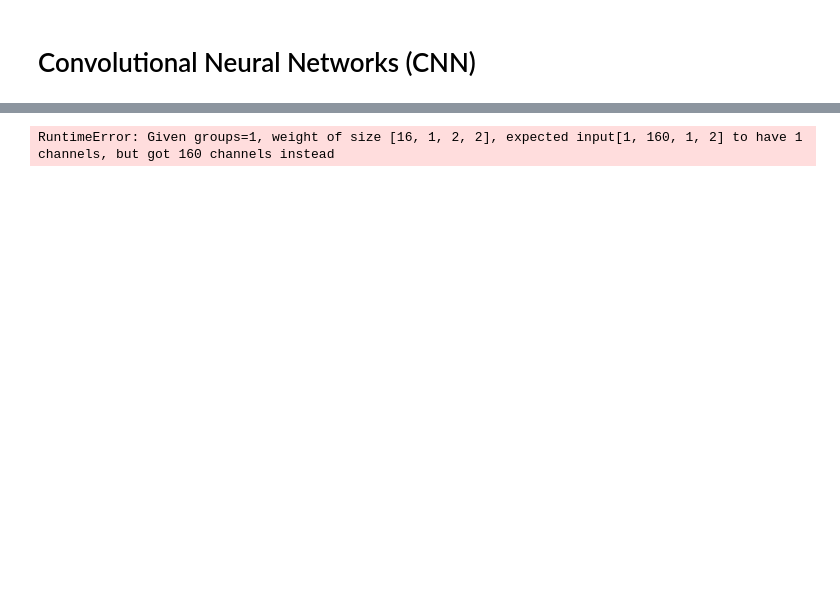
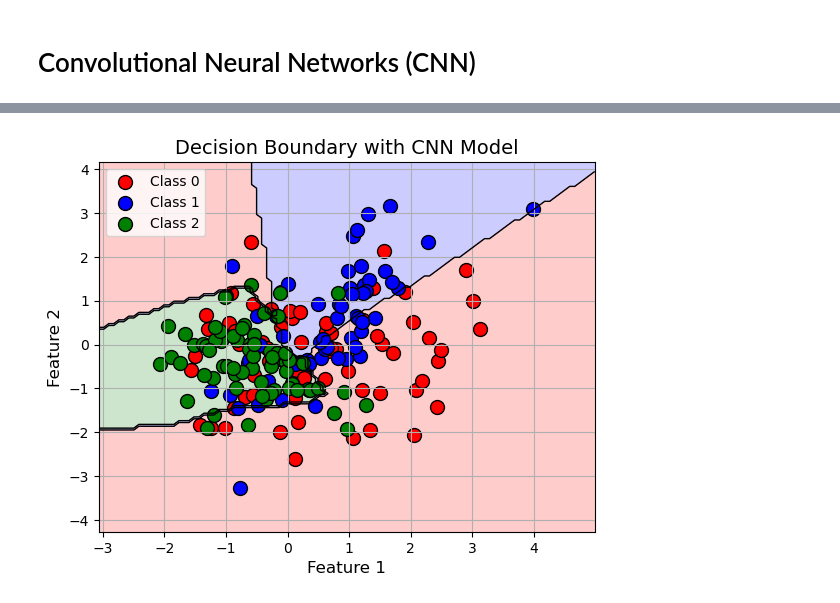
Before and after one commit to holleyj/AiModelTest, a Jupyter notebook: CNN.ipynb, the cells around one changed output, grey strips where cells are left out. Drawn from its saved outputs; the diff is of its cells as text; code cells hidden in the pictures; blank space fills up the shorter version.

```diff
--- a/CNN.ipynb
+++ b/CNN.ipynb
@@ -42,19 +42,20 @@ y_test_tensor = torch.tensor(y_test, dtype=torch.long)
 X_train_tensor = X_train_tensor.unsqueeze(1)  # Add channel dimension, making it (batch_size, 1, 2)
 X_test_tensor = X_test_tensor.unsqueeze(1)    # Same for test set
 
-# Define the CNN Model
 class CNN(nn.Module):
     def __init__(self, input_channels, output_size):
         super(CNN, self).__init__()
-        self.conv1 = nn.Conv2d(input_channels, 16, kernel_size=2, stride=1, padding=1)  # First convolution layer
-        self.pool = nn.MaxPool2d(kernel_size=2, stride=2, padding=0)  # Pooling layer
-        self.fc1 = nn.Linear(16 * 1 * 1, output_size)  # Fully connected layer
+        self.conv1 = nn.Conv1d(input_channels, 16, kernel_size=2, stride=1, padding=1)  # 1D convolution
+        self.pool = nn.MaxPool1d(kernel_size=2, stride=2, padding=0)  # 1D pooling
+        self.fc1 = nn.Linear(16, output_size)  # Fully connected layer
 
     def forward(self, x):
+        x = x.squeeze(2)  # Remove extra dimension to make it 1D for Conv1d
         x = self.pool(nn.ReLU()(self.conv1(x)))  # Apply conv -> relu -> pooling
-        x = x.view(-1, 16 * 1 * 1)  # Flatten the output of conv layer for FC layer
+        x = x.view(x.size(0), -1)  # Flatten for FC layer
         x = self.fc1(x)
         return x
+
 
 # Initialize the CNN model
 input_channels = 1  # Since we're treating the 2D data as 1 channel "image"
@@ -120 +132 @@ Training CNN Model...
-RuntimeError: Given groups=1, weight of size [16, 1, 2, 2], expected input[1, 160, 1, 2] to have 1 channels, but got 160 channels instead
+[figure, added]
```
Also changed, not shown: parts of 1 cell of this notebook.
